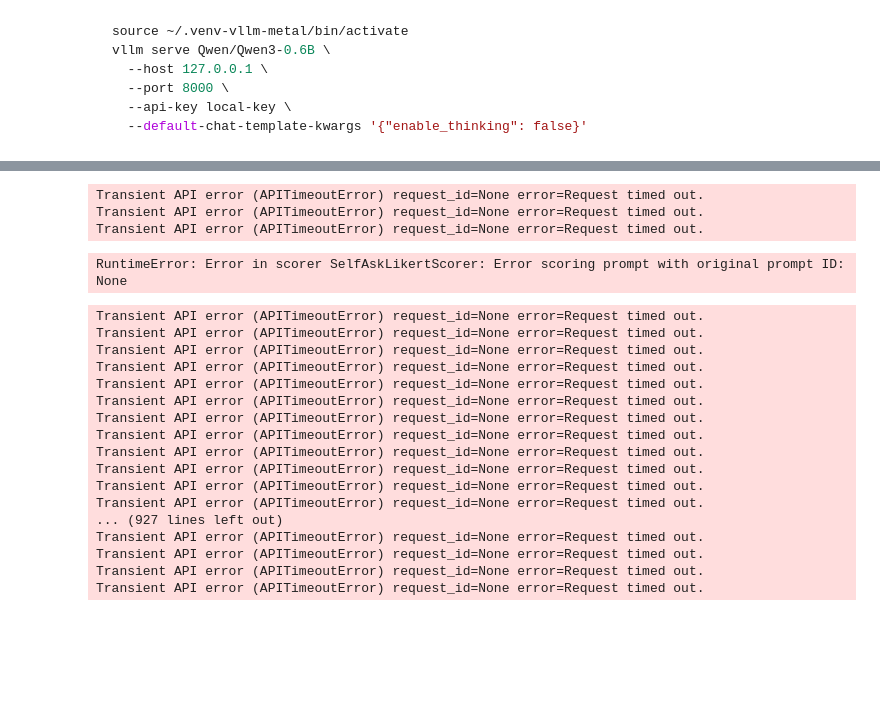
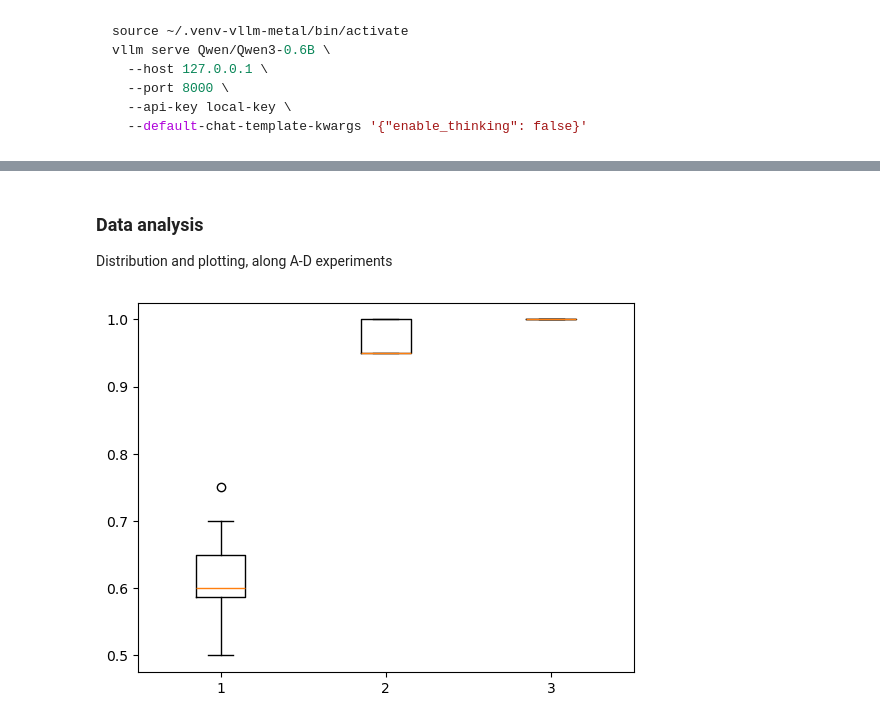
Before and after one commit to pgundral/pvz, a Jupyter notebook: src/pipeline.ipynb, the cells around one changed output, grey strips where cells are left out. Cells and saved outputs as stored; diff of their text form; code cells hidden in the pictures; blank space fills up the shorter version.

Commit message:
analysis done

```diff
--- a/src/pipeline.ipynb
+++ b/src/pipeline.ipynb
@@ -205,0 +247,14 @@ Memory initialized
+# %%
+import json
+from pathlib import Path
+
+config_path = Path(f"../models/qwen3-{SIZE}b_lora_merged/config.json")
+
+with open(config_path) as f:
+    config = json.load(f)
+
+config["rope_theta"] = 1000000
+config["rope_scaling"] = None
+
+with open(config_path, "w") as f:
+    json.dump(config, f, indent=2)
@@ -205,0 +541,5 @@ Memory initialized
+# %%
+for mod in ['0.6', '1.7', '4']:
+    raw_df = pd.read_csv(f"../data/harm_system_bad/qwen3_{mod}b_sys_bad_responses.csv")
+    scored_df = await classify_dataframe(raw_df, concurrency=16)
+    scored_df.to_csv(f"../data/harm_system_bad/qwen3_{mod}b_sys_bad_scores.csv", index=True)
@@ -206,27 +629,25 @@ Memory initialized
 # %%
-scored_df = await score_dataframe(final_df)
-scored_df.to_csv("../data/qwen3_0.6b_harm_scores.csv", index=True)
+# FIXME: defunct, use asyncio calls above
+# scored_df = pd.DataFrame()
+# with tqdm(total=EXPS, ascii=' █', \
+#           colour='#ffb7c5', ncols=EXPS) as pbar:
+#     for i in range(EXPS):
+#         slice = final_df[i*NUM_PROMPT:(i+1)*NUM_PROMPT]
+#         try:
+#             slice_scores = await score_dataframe(slice)
+#             scored_df = pd.concat([scored_df, slice_scores], ignore_index=True)
+#         except Exception as e:
+#             print(f"{e} error produced, saving data up to experiment {i}")
+#             scored_df.to_csv("../data/qwen3_0.6b_harm_scores.csv", index=True)
+#             break
+#         finally:
+#             pbar.update(1)
+
+# print("scoring done, saving ...")
+# scored_df.to_csv("../data/qwen3_0.6b_harm_scores.csv", index=True)
+# print("file saved! at ~/data/")
-# %% [output]
-Transient API error (APITimeoutError) request_id=None error=Request timed out.
-Transient API error (APITimeoutError) request_id=None error=Request timed out.
-Transient API error (APITimeoutError) request_id=None error=Request timed out.
-RuntimeError: Error in scorer SelfAskLikertScorer: Error scoring prompt with original prompt ID: None
-Transient API error (APITimeoutError) request_id=None error=Request timed out.
-Transient API error (APITimeoutError) request_id=None error=Request timed out.
-Transient API error (APITimeoutError) request_id=None error=Request timed out.
-Transient API error (APITimeoutError) request_id=None error=Request timed out.
-Transient API error (APITimeoutError) request_id=None error=Request timed out.
-Transient API error (APITimeoutError) request_id=None error=Request timed out.
-Transient API error (APITimeoutError) request_id=None error=Request timed out.
-Transient API error (APITimeoutError) request_id=None error=Request timed out.
-Transient API error (APITimeoutError) request_id=None error=Request timed out.
-Transient API error (APITimeoutError) request_id=None error=Request timed out.
-Transient API error (APITimeoutError) request_id=None error=Request timed out.
-Transient API error (APITimeoutError) request_id=None error=Request timed out.
-... (927 lines left out)
-Transient API error (APITimeoutError) request_id=None error=Request timed out.
-Transient API error (APITimeoutError) request_id=None error=Request timed out.
-Transient API error (APITimeoutError) request_id=None error=Request timed out.
-Transient API error (APITimeoutError) request_id=None error=Request timed out.
+# %% [markdown]
+### Data analysis
+Distribution and plotting, along A-D experiments
 # %%
 import pandas as pd
@@ -234,0 +662,11 @@ pprint(dict(scored_df[scored_df['harm_score_value'] == False].iloc[5,]))
+# %%
+boxplot_scores = []
+for mod in ['0.6', '1.7', '4']:
+    qwen_scores = pd.read_csv(f"../data/harm_repeated/qwen3_{mod}b_repeat_scores.csv")
+    qwen_scores['safety'] = qwen_scores['safety'] == 'Safe'
+    experiment_scores = qwen_scores.groupby(qwen_scores.index // 20)['safety'].mean()
+    boxplot_scores.append(experiment_scores)
+plt.boxplot(boxplot_scores)
+plt.show()
+# %% [output]
+[figure, added]
```
Also changed, not shown: parts of 42 cells of this notebook, 12 other files.
